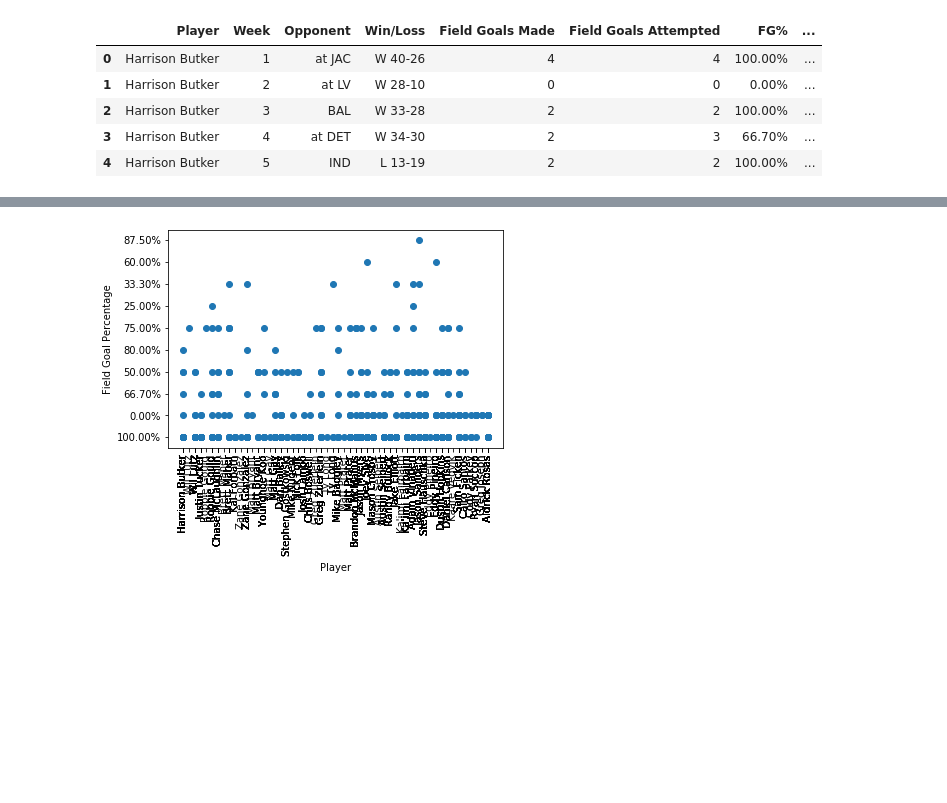
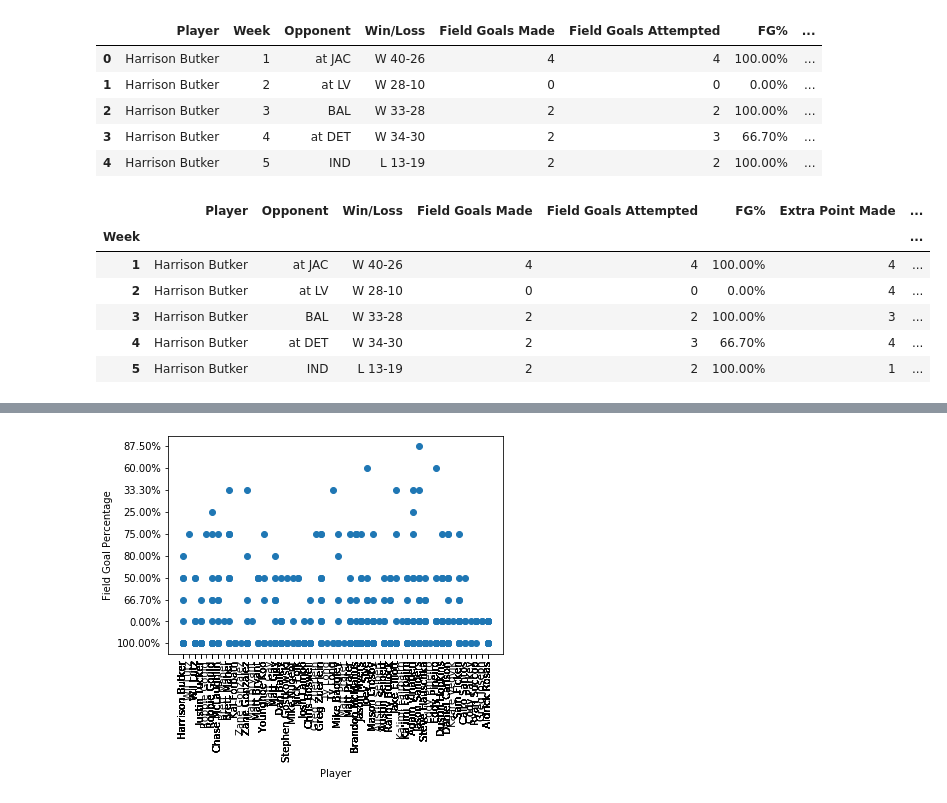
Before and after one commit to garrettsanders/NFL-Win-Loss-Machine-Learning-Analysis, a Jupyter notebook: NFL Kickers Jupyter Notebook.ipynb, the cells around one changed output, grey strips where cells are left out. Drawn from its saved outputs; the diff is of its cells as text; code cells hidden in the pictures; blank space fills up the shorter version.

```diff
--- a/NFL Kickers Jupyter Notebook.ipynb
+++ b/NFL Kickers Jupyter Notebook.ipynb
@@ -15,3 +16,15 @@ Kicker_data.head()
 | 2 | Harrison Butker | 3 | BAL | W 33-28 | 2 | 2 | 100.00% | ... |
 | 3 | Harrison Butker | 4 | at DET | W 34-30 | 2 | 3 | 66.70% | ... |
 | 4 | Harrison Butker | 5 | IND | L 13-19 | 2 | 2 | 100.00% | ... |
+# %%
+# Set the 'Player' as our index
+Week_index = Kicker_data.set_index('Week')
+Week_index.head()
+# %% [output]
+|  | Player | Opponent | Win/Loss | Field Goals Made | Field Goals Attempted | FG% | Extra Point Made | ... |
+| Week |  |  |  |  |  |  |  | ... |
+| 1 | Harrison Butker | at JAC | W 40-26 | 4 | 4 | 100.00% | 4 | ... |
+| 2 | Harrison Butker | at LV | W 28-10 | 0 | 0 | 0.00% | 4 | ... |
+| 3 | Harrison Butker | BAL | W 33-28 | 2 | 2 | 100.00% | 3 | ... |
+| 4 | Harrison Butker | at DET | W 34-30 | 2 | 3 | 66.70% | 4 | ... |
+| 5 | Harrison Butker | IND | L 13-19 | 2 | 2 | 100.00% | 1 | ... |
```
Also changed, not shown: parts of 3 cells of this notebook.
